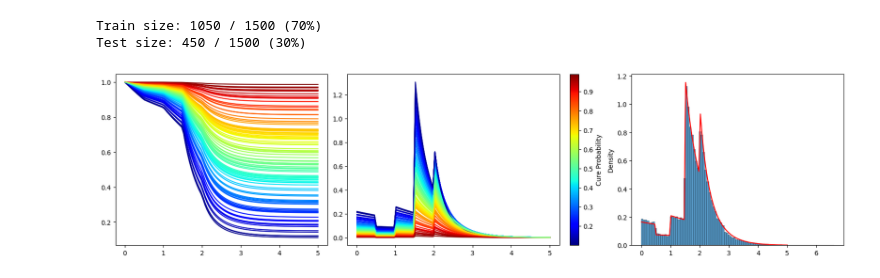
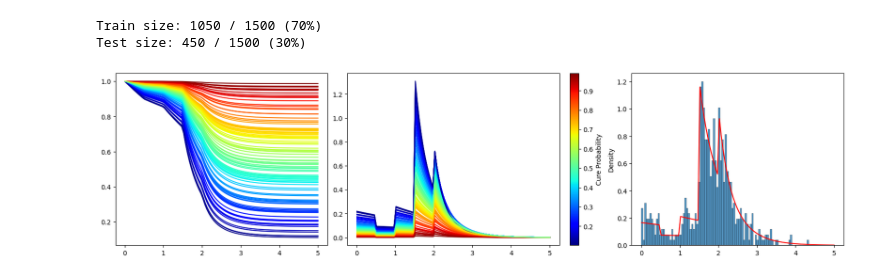
Before and after one commit to nhilariosilva/gndr_mpscr, a Jupyter notebook: Simulation Studies/Brain Image Simulations.ipynb, the cells around one changed output. Drawn from its saved outputs; the diff is of its cells as text; code cells hidden in the pictures.

```diff
--- a/Simulation Studies/Brain Image Simulations.ipynb
+++ b/Simulation Studies/Brain Image Simulations.ipynb
@@ -283,7 +250,7 @@ s = np.array([0,0.5,1,1.5,2])
 # s = np.array([0, 2.062, 3.36, 4.495, 6.32, 12.2])
 # alpha = np.array([0.02872308, 0.04870019, 0.10390695, 0.16946955, 0.5868493, 0.5868493])
 
-n = 100000
+n = 1500
 np.random.seed(10)
 p = np.random.uniform(low = 0.01, high = 0.9, size = n)
 cure_p = 1-p
@@ -302,31 +269,31 @@ Spop_curves_t = poisson_spec.Spop(t, cure_p, 0.0, alpha, s).numpy()
 fpop_curves_t = poisson_spec.fpop(t, cure_p, 0.0, alpha, s).numpy()
 
 Spop_curves_t_susceptibles = Spop_curves_t[:, (cured == 0) & (delta == 1)]
 fpop_curves_t_susceptibles = fpop_curves_t[:, (cured == 0) & (delta == 1)]
 cure_p_susceptibles = cure_p[(cured == 0) & (delta == 1)]
 
 fig, ax = plt.subplots(nrows = 1, ncols = 3, figsize = (16,4), layout='constrained')
 
 norm = mcolors.Normalize(vmin = np.min(cure_p), vmax = np.max(cure_p))
 cmap = plt.get_cmap('jet')
 sm = cm.ScalarMappable(cmap = cmap, norm = norm)
 sm.set_array([])
 
 for i in range(100):
     mapped_color = cmap(norm(cure_p[i]))
     # plt.plot(t, Spop_curves_t_susceptibles[:,i], color = mapped_color, alpha = 0.2)
     # ax.plot(t, fpop_curves_t_susceptibles[:,i], color = mapped_color)
     ax[0].plot(t, Spop_curves_t[:,i], color = mapped_color)
     ax[1].plot(t, fpop_curves_t[:,i], color = mapped_color)
 
 fig.colorbar(sm, ax=ax[1], label='Cure Probability')
 
 dens_pop = fpop_curves_t_susceptibles / (1-cure_p_susceptibles)
 dens_pop_mixture = np.mean(dens_pop, axis = 1)
 
 sns.histplot(y[(cured == 0) & (delta == 1)], bins = 100, stat = "density", ax = ax[2])
 ax[2].plot(t, dens_pop_mixture, color = "red")
 
 plt.show()
 # %% [output]
-[figure, old version]
+[figure, new version]
```
Also changed, not shown: parts of 9 cells of this notebook, 2 other files.
